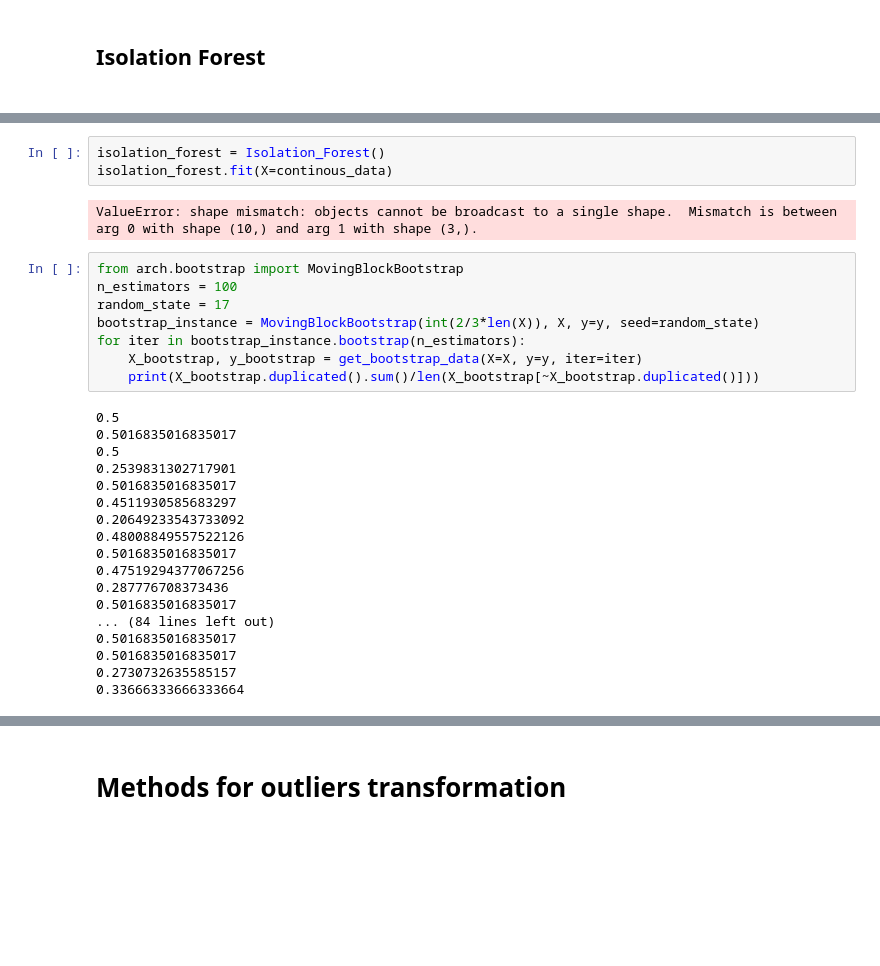
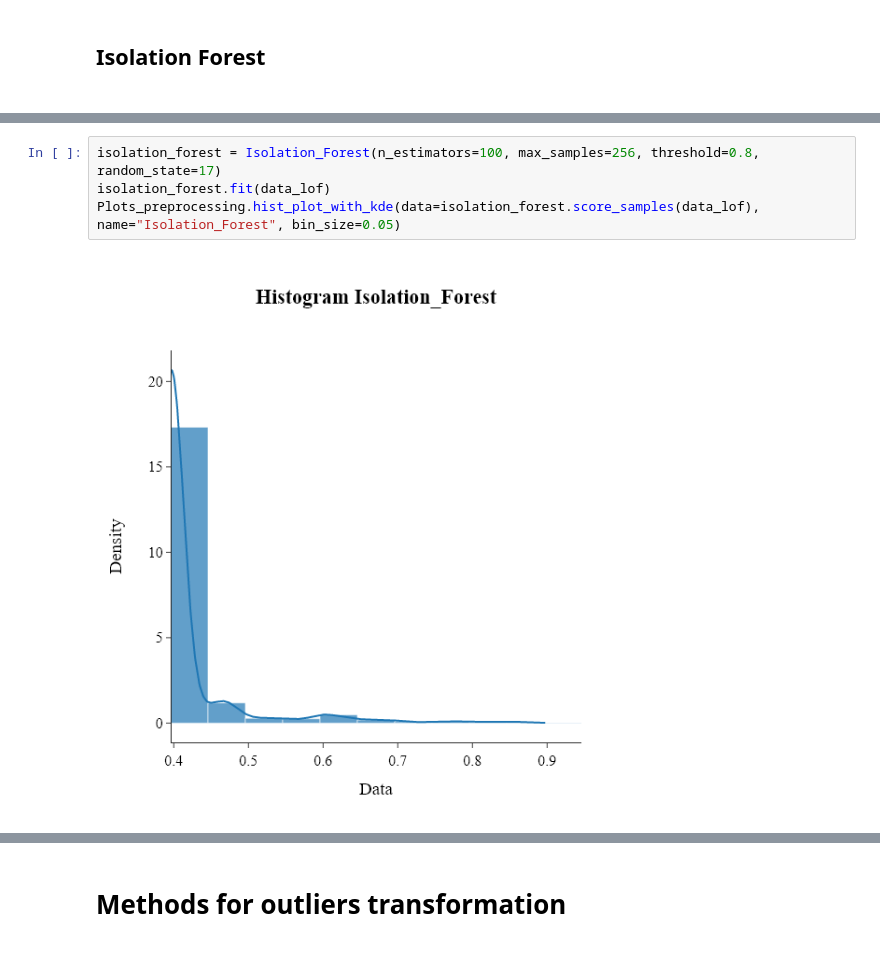
Before and after one commit to kvbiii/Preprocessing, a Jupyter notebook: Data_Cleaning/Outliers/Outliers_example.ipynb, the cells around one changed output, grey strips where cells are left out. Saved outputs shown, nothing was run; the diff lists cells and outputs as text; blank space fills up the shorter version.

```diff
--- a/Data_Cleaning/Outliers/Outliers_example.ipynb
+++ b/Data_Cleaning/Outliers/Outliers_example.ipynb
@@ -432,31 +277,6 @@ class Decision_Node:
-# %%
-isolation_forest = Isolation_Forest()
-isolation_forest.fit(X=continous_data)
-# %% [output]
-ValueError: shape mismatch: objects cannot be broadcast to a single shape.  Mismatch is between arg 0 with shape (10,) and arg 1 with shape (3,).
-# %%
-from arch.bootstrap import MovingBlockBootstrap
-n_estimators = 100
-random_state = 17
-bootstrap_instance = MovingBlockBootstrap(int(2/3*len(X)), X, y=y, seed=random_state)
-for iter in bootstrap_instance.bootstrap(n_estimators):
-    X_bootstrap, y_bootstrap = get_bootstrap_data(X=X, y=y, iter=iter)
-    print(X_bootstrap.duplicated().sum()/len(X_bootstrap[~X_bootstrap.duplicated()]))
-# %% [output]
-0.5
-0.5016835016835017
-0.5
-0.2539831302717901
-0.5016835016835017
-0.4511930585683297
-0.20649233543733092
-0.48008849557522126
-0.5016835016835017
-0.47519294377067256
-0.287776708373436
-0.5016835016835017
-... (84 lines left out)
-0.5016835016835017
-0.5016835016835017
-0.2730732635585157
-0.33666333666333664
+# %%
+isolation_forest = Isolation_Forest(n_estimators=100, max_samples=256, threshold=0.8, random_state=17)
+isolation_forest.fit(data_lof)
+Plots_preprocessing.hist_plot_with_kde(data=isolation_forest.score_samples(data_lof), name="Isolation_Forest", bin_size=0.05)
+# %% [output]
+[figure, added]
```
Also changed, not shown: parts of 4 cells of this notebook.
